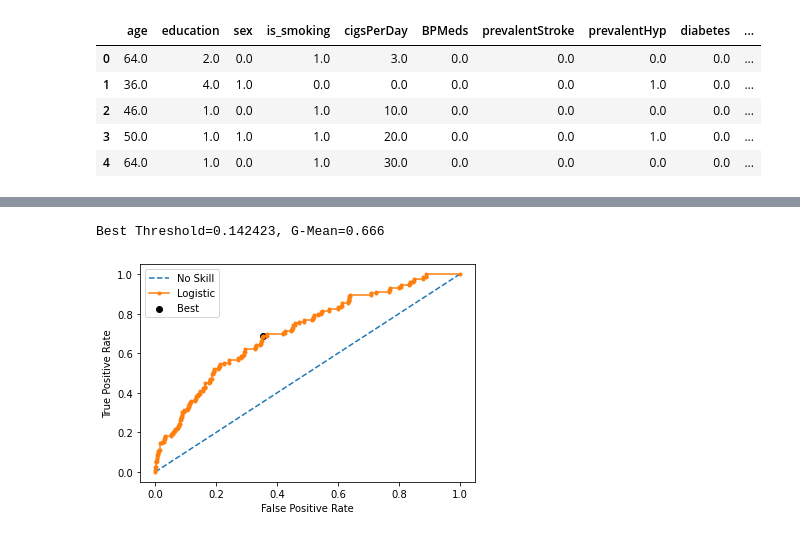
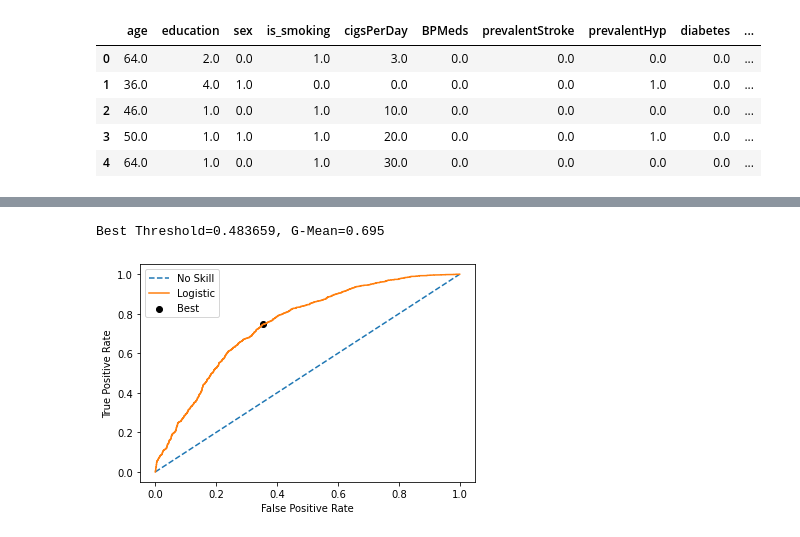
Before and after one commit to abdulaziz2208/CardiovascularRisk-Pred, a Jupyter notebook: CardiovascularPred.ipynb, the cells around one changed output, grey strips where cells are left out. Saved outputs shown, nothing was run; the diff lists cells and outputs as text; code cells hidden in the pictures.

```diff
--- a/CardiovascularPred.ipynb
+++ b/CardiovascularPred.ipynb
@@ -326,5 +366,8 @@ from sklearn.metrics import accuracy_score, confusion_matrix
+# %%
+X=data_new.drop(['TenYearCHD'],axis=1)
+y=data_new['TenYearCHD']
 # %%
-X_train,X_test,y_train,y_test=train_test_split(X,y)
+X_train,X_test,y_train,y_test=train_test_split(X,y,test_size=0.25,random_state=10)
 # %%
 from sklearn.preprocessing import StandardScaler
 sc = StandardScaler()
@@ -354,3 +376,6 @@ LogisticRegression(C=10.0, random_state=30)
+# %%
+#logistic = LogisticRegression(C=10.0,penalty='l2',random_state=30, solver='lbfgs',)
+logistic = LogisticRegression(random_state=30)
 # %%
 scoring = ['roc_auc']
 scores = cross_validate(logistic,X_train, y_train, scoring = scoring, cv = 5, return_train_score=True,return_estimator=True,verbose = 10)
@@ -405,2 +408,3 @@ test_preds = logistic.predict_proba(X_test)
 # %%
-#np.array(pd.DataFrame(train_preds,columns=['No','Yes']).head()['Yes'])
+train_preds_df=pd.DataFrame(train_preds,columns=['No','Yes'])
+train_preds=np.array(train_preds_df['Yes'])
@@ -417,25 +415,25 @@ test_preds=np.array(test_preds_df['Yes'])
 from sklearn.metrics import roc_curve,precision_recall_curve
 # %%
 ## Calculate optimal threshold using roc_curve method
-fpr, tpr, thresholds = roc_curve(y_test, test_preds)
+fpr, tpr, thresholds = roc_curve(y_train, train_preds)
 # calculate the g-mean for each threshold
 gmeans = np.sqrt(tpr * (1-fpr))
 # locate the index of the largest g-mean
 ix = np.argmax(gmeans)
 print('Best Threshold=%f, G-Mean=%.3f' % (thresholds[ix], gmeans[ix]))
 
 
 # plot the roc curve for the model
 plt.plot([0,1], [0,1], linestyle='--', label='No Skill')
-plt.plot(fpr, tpr, marker='.', label='Logistic')
+plt.plot(fpr, tpr, label='Logistic')# marker='.'
 plt.scatter(fpr[ix], tpr[ix], marker='o', color='black', label='Best')
 # axis labels
 plt.xlabel('False Positive Rate')
 plt.ylabel('True Positive Rate')
 plt.legend()
 # show the plot
 plt.show()
 # %% [output]
-Best Threshold=0.142423, G-Mean=0.666
+Best Threshold=0.483659, G-Mean=0.695
-[figure, old version]
+[figure, new version]
 # %%
```
Also changed, not shown: parts of 72 cells of this notebook.
